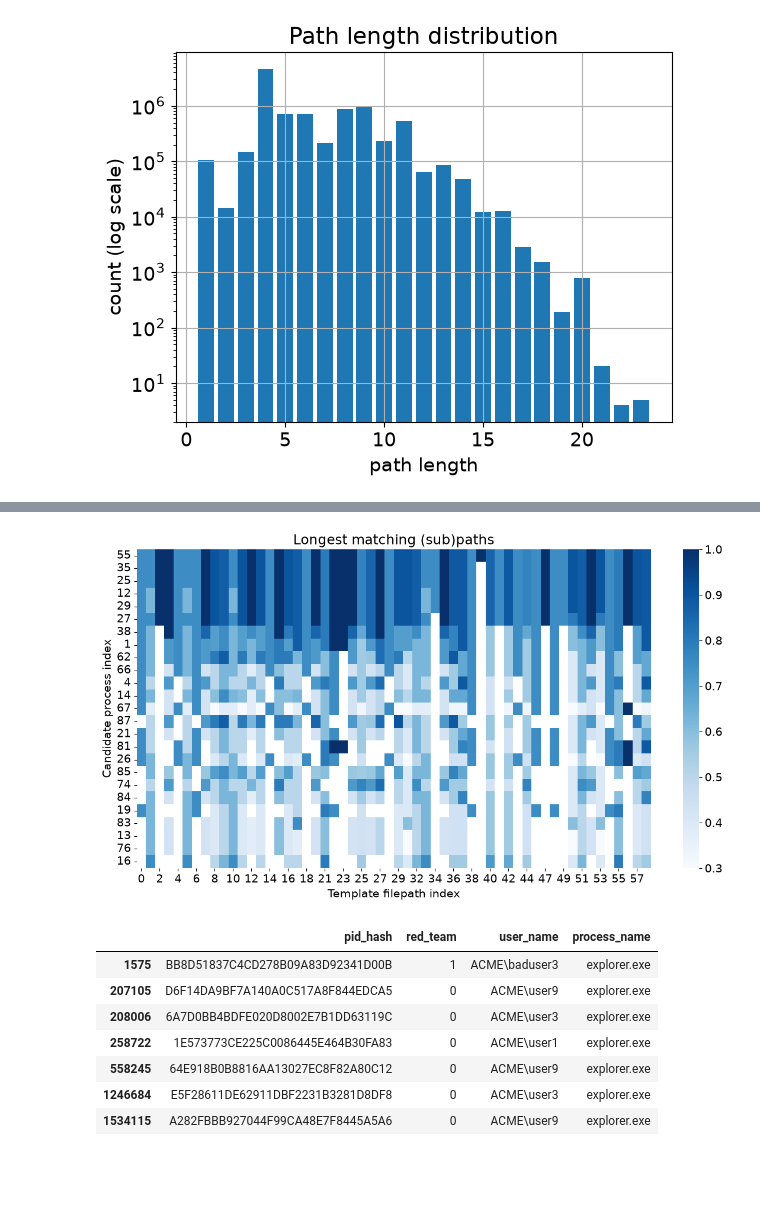
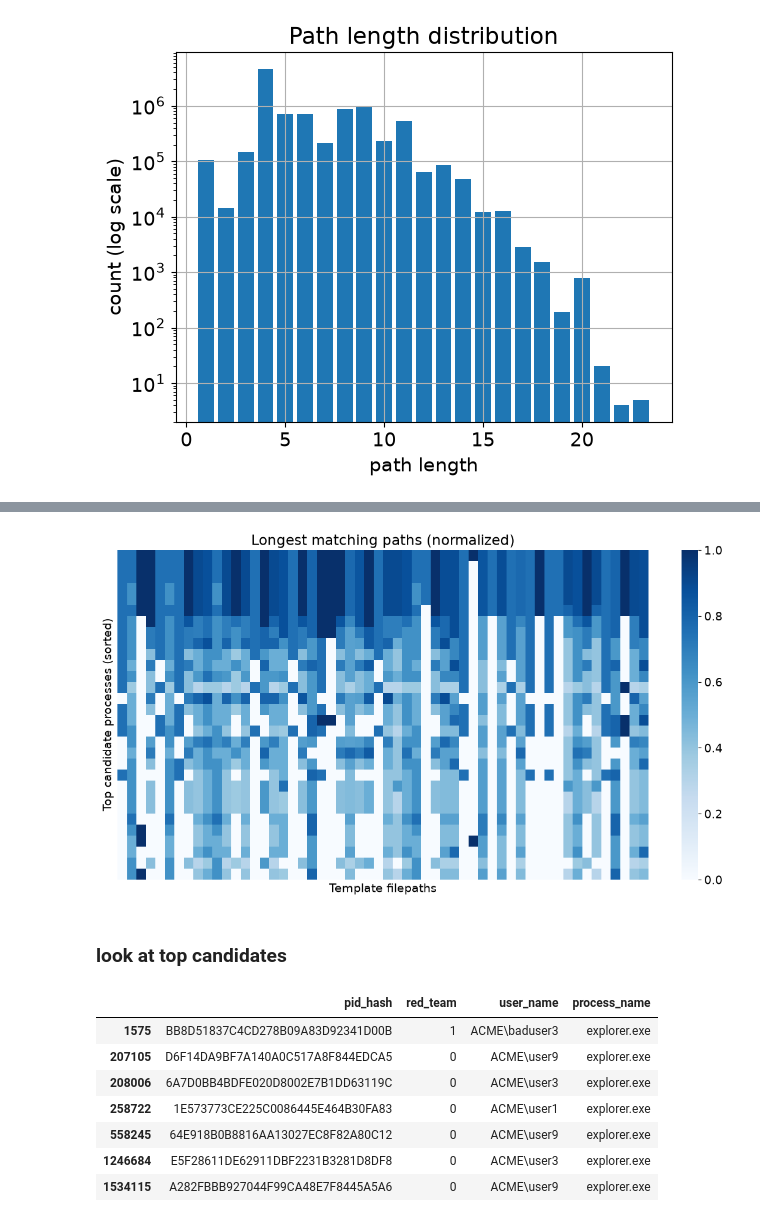
Before and after one commit to ftheberge/Matching_Experiments, a Jupyter notebook: ACME4/ACME4_process_trees_experiments.ipynb, the cells around one changed output, grey strips where cells are left out. Cells and saved outputs as stored; diff of their text form; code cells hidden in the pictures; blank space fills up the shorter version.

```diff
--- a/ACME4/ACME4_process_trees_experiments.ipynb
+++ b/ACME4/ACME4_process_trees_experiments.ipynb
@@ -755,10 +755,12 @@ fast.fit_encoder(TreeData)
 enc = [fast.encode_tree(t) for t in TreeData]
 
 ## matches
+_results = []
 users = np.array([s[1] for s in S ])
 for i in np.where(np.array(users)=='user1')[0]:
     for j in np.where(np.array(users)=='baduser3')[0]:
         _, score = fast.predict_encoded(enc[i], enc[j])
         if score == 6:
-            print('/'.join(S[i]), '----', '/'.join(S[j]))
+            _results.extend(['/'.join(S[i]), '/'.join(S[j])])
+set(_results)
 # %% [output]
@@ -817,9 +816,9 @@ len(enc)
 # %%
 L = []
-l = len(badfiles)
 lens = [len(x[1]) for x in candidate_paths]
 for i in range(len(badfiles)):
-    gap = l
+    gap = len(badfiles)
+    ## compare all files for every candidate
     for c in range(len(candidate_paths)):
         max_score = 0
         for j in range(lens[c]):
@@ -831,4 +830,3 @@ for i in range(len(badfiles)):
             L.append([i,c,int(max_score),len(badfiles[i])])
 df_pid = pd.DataFrame(L, columns=['badfile','candidate','score','max_score'])
 df_pid['ratio'] = df_pid['score'] / df_pid['max_score']
-df_pid.sort_values(by='score', ascending=False)
@@ -849,25 +833,24 @@ df_pid.sort_values(by='score', ascending=False)
 # %%
-_ = df_pid.groupby(by='candidate').sum().sort_values(by='ratio', ascending=False)
-top_candidates = _.nlargest(25,'ratio').index.tolist()
-_df = df_pid[df_pid.candidate.isin(top_candidates)]
-import seaborn as sns
-import matplotlib.pyplot as plt
+## pivot the df
+pivot_df = df_pid.pivot_table(index="candidate", columns="badfile", values="ratio", fill_value=0)
+_s = df_pid.groupby(by='candidate').sum()['ratio'].sort_values(ascending=False).index.tolist()
+pivot_df = pivot_df.reindex(_s)
 
-# 1. Pivot the dataframe so X and Y are your axes, and Intensity is the value
-pivot_df = _df.pivot(index="candidate", columns="badfile", values="ratio")
-_s = _df.groupby(by='candidate').sum()['ratio'].sort_values(ascending=False).index.tolist()
-pivot_df = pivot_df.reindex(_s)
 # 2. Create the levelplot/heatmap
 plt.figure(figsize=(14, 7))
-sns.heatmap(pivot_df, cmap="Blues", annot=False)
+sns.heatmap(pivot_df[:30], cmap="Blues", annot=False)
 
 # 3. Add labels and display
-plt.xlabel("Template filepath index")
-plt.ylabel("Candidate process index")
-plt.title("Longest matching (sub)paths")
+plt.xlabel("Template filepaths")
+plt.ylabel("Top candidate processes (sorted)")
+plt.title("Longest matching paths (normalized)")
+plt.xticks([], [])
+plt.yticks([], [])
 plt.show()
 # %% [output]
-[figure, old version]
+[figure, new version]
+# %% [markdown]
+### look at top candidates
 # %%
 l = [candidates[i] for i in top_candidates[:6]]+['BB8D51837C4CD278B09A83D92341D00B']
 process_summary[process_summary['pid_hash'].isin(l)][['pid_hash','red_team','user_name','process_name']]
```
Also changed, not shown: parts of 16 cells of this notebook, 9 other files.
